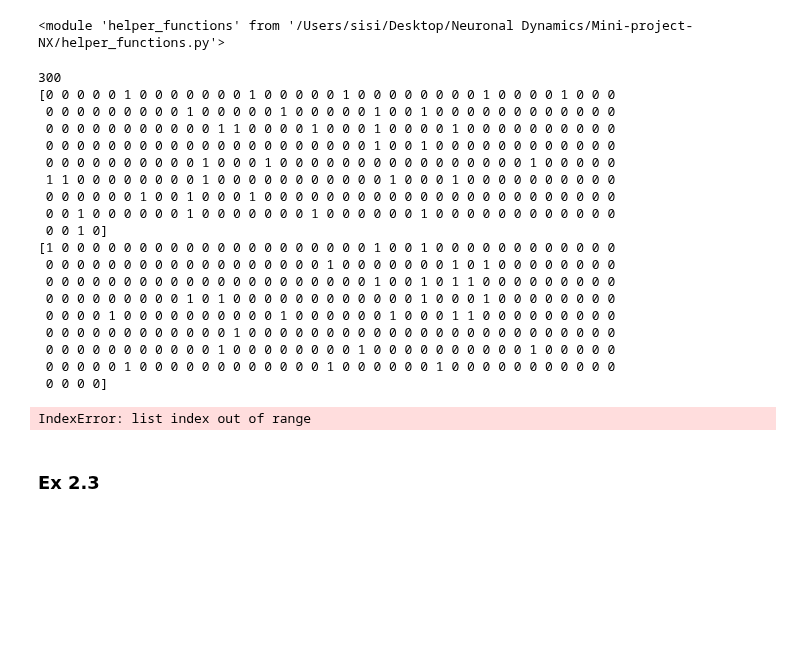
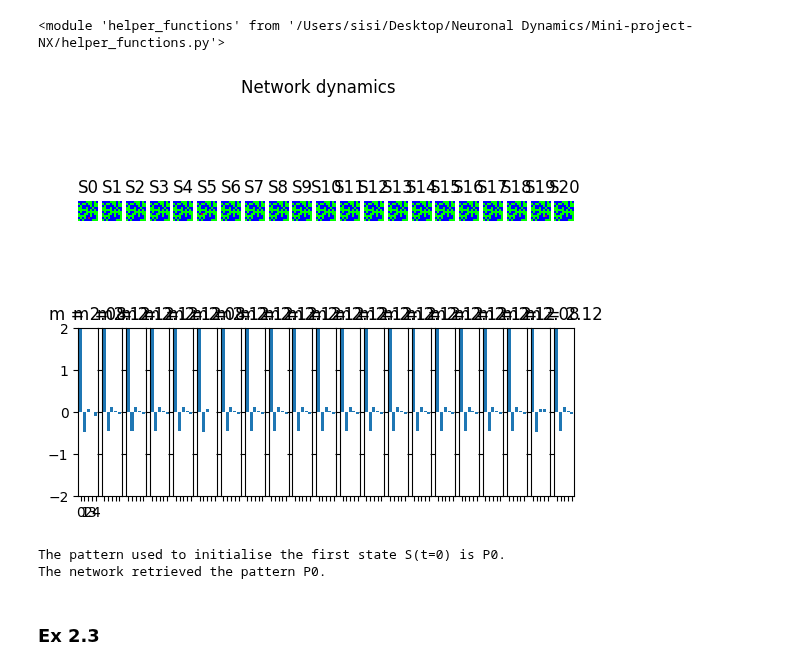
Before and after one commit to siyounglee00/Mini-project-NX, a Jupyter notebook: Miniproject_dynex.ipynb, the cells around one changed output. Cells and saved outputs as stored; diff of their text form; code cells hidden in the pictures; blank space fills up the shorter version.

```diff
--- a/Miniproject_dynex.ipynb
+++ b/Miniproject_dynex.ipynb
@@ -530,54 +530,36 @@ reload(helper_functions)
 # %% [output]
 <module 'helper_functions' from '/Users/sisi/Desktop/Neuronal Dynamics/Mini-project-NX/helper_functions.py'>
 # %%
-from helper_functions import compute_hamming_distances, plot_hamming_distances, study_retrieval, all_same_pattern, custom_flip_and_iterate_low, plot_state_sequence_and_overlap_low
+from helper_functions import compute_hamming_distances_low, study_retrieval, all_same_pattern, custom_flip_and_iterate_low, plot_state_sequence_and_overlap_low
 
-N = 300       # Number of neurons
+N = 100       # Number of neurons
 M = 5         # Number of patterns
 beta = 4      # The temperature
 T = 20        # Number of steps
 nr_flips = 1 # Number of flips
 T_f = 50      # Number of steps for the final state
 c_f = 0.05    # The percentage of flipped bits for the final state
 nr_flips_f = int(c_f*N)
 
 # hopfield_net.set_dynamics_to_user_function(custom_function("phi", beta, N))
 # noisy_init_state, states, states_as_patterns = flip_and_iterate(hopfield_net, factory, pattern_list, nr_flips, T)
 #def custom_flip_and_iterate_low(factory, beta, teta, a, N, nr_of_flips, nr_steps, pattern_list, init_pattern=0, only_last_state=False, function_name="phi_opti", weights=None):
 hopfield_net_low, pattern_list_low, shape = generate_random_patterns_low_activity(M,N,a,b)
-print(len(pattern_list_low[0].flatten()))
 noisy_init_pattern_low, states_low, states_as_patterns_low = custom_flip_and_iterate_low(shape, beta, teta, a, b, N, nr_flips, T, pattern_list_low)
 
 # Plot the hamming distances
 #hamming_distances = compute_hamming_distances(states_as_patterns_low, pattern_list_low, M, T, N)
 # pattern_list_low
 #plot_hamming_distances(hamming_distances, M, T)
 
 plot_state_sequence_and_overlap_low(states_as_patterns_low, pattern_list_low, a, b, reference_idx=0, suptitle="Network dynamics")
-noisy_init_pattern_low, states_low, states_as_patterns_low = custom_flip_and_iterate_low(shape, beta, teta, a, b, N, nr_flips, T_f, pattern_list_low)
-hamming_distances_low = compute_hamming_distances(states_as_patterns_low, pattern_list_low, M, T_f, N)
+noisy_init_pattern_low, states_low, states_as_patterns_low = custom_flip_and_iterate_low(shape, beta, teta, a, b, N, nr_flips, T_f, pattern_list_low, function_name= "phi_opti" )
+hamming_distances_low = compute_hamming_distances_low(states_as_patterns_low, pattern_list_low, M, T_f, N)
 retrieved_patterns_low = study_retrieval(hamming_distances_low, M, c_f, init_id=0)
 # %% [output]
+[figure, added]
-300
-[0 0 0 0 0 1 0 0 0 0 0 0 0 1 0 0 0 0 0 1 0 0 0 0 0 0 0 0 1 0 0 0 0 1 0 0 0
- 0 0 0 0 0 0 0 0 0 1 0 0 0 0 0 1 0 0 0 0 0 1 0 0 1 0 0 0 0 0 0 0 0 0 0 0 0
- 0 0 0 0 0 0 0 0 0 0 0 1 1 0 0 0 0 1 0 0 0 1 0 0 0 0 1 0 0 0 0 0 0 0 0 0 0
- 0 0 0 0 0 0 0 0 0 0 0 0 0 0 0 0 0 0 0 0 0 1 0 0 1 0 0 0 0 0 0 0 0 0 0 0 0
- 0 0 0 0 0 0 0 0 0 0 1 0 0 0 1 0 0 0 0 0 0 0 0 0 0 0 0 0 0 0 0 1 0 0 0 0 0
- 1 1 0 0 0 0 0 0 0 0 1 0 0 0 0 0 0 0 0 0 0 0 1 0 0 0 1 0 0 0 0 0 0 0 0 0 0
- 0 0 0 0 0 0 1 0 0 1 0 0 0 1 0 0 0 0 0 0 0 0 0 0 0 0 0 0 0 0 0 0 0 0 0 0 0
- 0 0 1 0 0 0 0 0 0 1 0 0 0 0 0 0 0 1 0 0 0 0 0 0 1 0 0 0 0 0 0 0 0 0 0 0 0
- 0 0 1 0]
-[1 0 0 0 0 0 0 0 0 0 0 0 0 0 0 0 0 0 0 0 0 1 0 0 1 0 0 0 0 0 0 0 0 0 0 0 0
- 0 0 0 0 0 0 0 0 0 0 0 0 0 0 0 0 0 0 1 0 0 0 0 0 0 0 1 0 1 0 0 0 0 0 0 0 0
- 0 0 0 0 0 0 0 0 0 0 0 0 0 0 0 0 0 0 0 0 0 1 0 0 1 0 1 1 0 0 0 0 0 0 0 0 0
- 0 0 0 0 0 0 0 0 0 1 0 1 0 0 0 0 0 0 0 0 0 0 0 0 1 0 0 0 1 0 0 0 0 0 0 0 0
- 0 0 0 0 1 0 0 0 0 0 0 0 0 0 0 1 0 0 0 0 0 0 1 0 0 0 1 1 0 0 0 0 0 0 0 0 0
- 0 0 0 0 0 0 0 0 0 0 0 0 1 0 0 0 0 0 0 0 0 0 0 0 0 0 0 0 0 0 0 0 0 0 0 0 0
- 0 0 0 0 0 0 0 0 0 0 0 1 0 0 0 0 0 0 0 0 1 0 0 0 0 0 0 0 0 0 0 1 0 0 0 0 0
- 0 0 0 0 0 1 0 0 0 0 0 0 0 0 0 0 0 0 1 0 0 0 0 0 0 1 0 0 0 0 0 0 0 0 0 0 0
- 0 0 0 0]
+The pattern used to initialise the first state S(t=0) is P0.
+The network retrieved the pattern P0.
-IndexError: list index out of range
 # %% [markdown]
 ### Ex 2.3 ###
 # %% [markdown]
```
Also changed, not shown: parts of 12 cells of this notebook, 1 other file.
